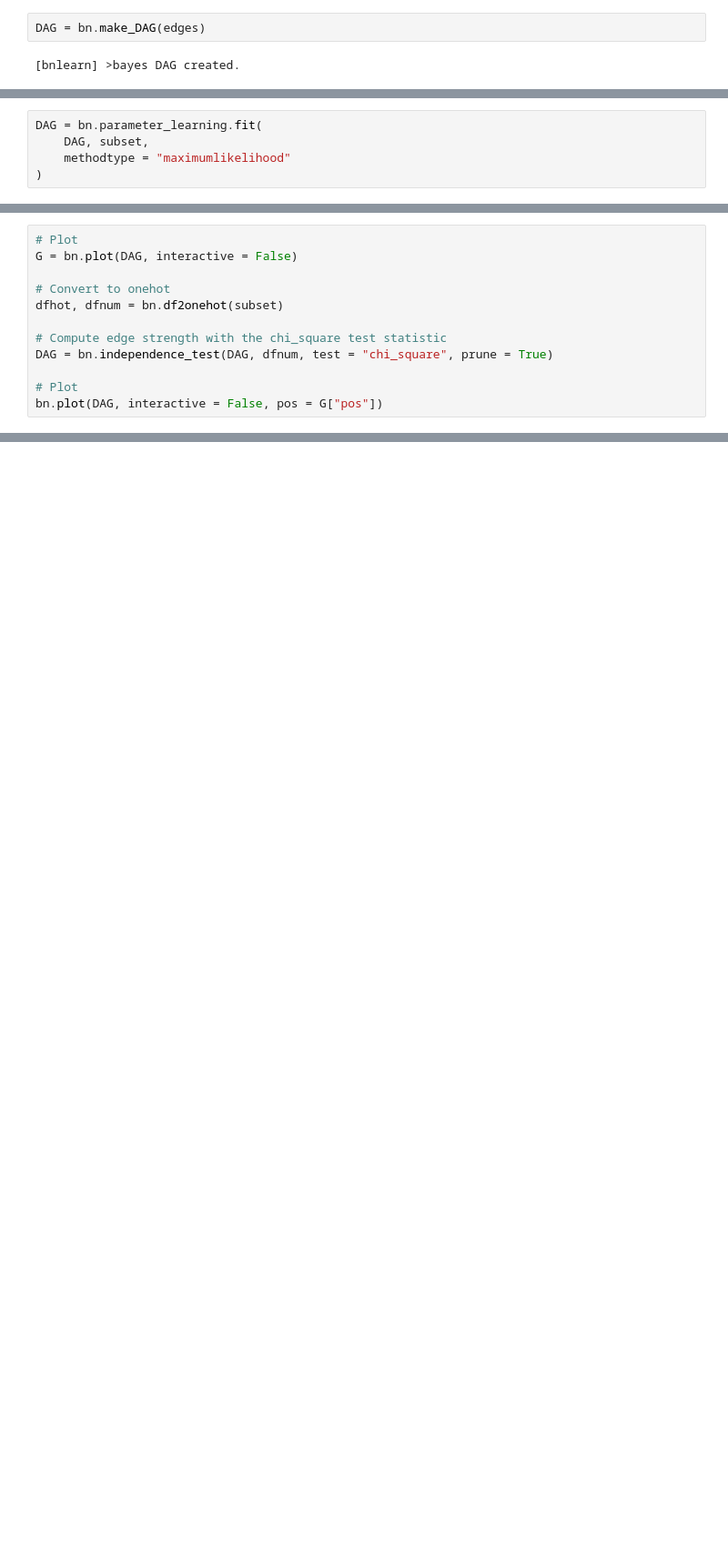
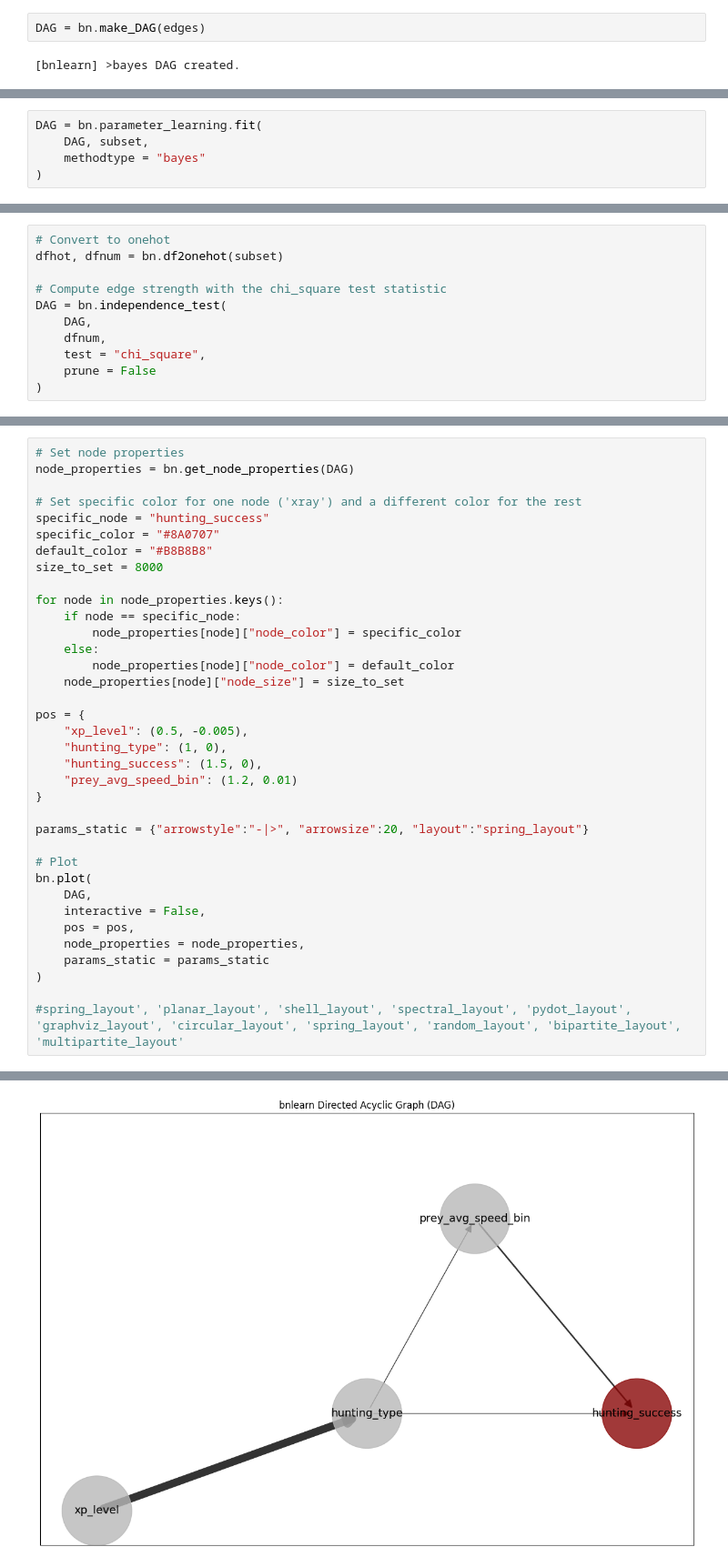
Before and after one commit to quantitative-ecologist/causal_predator-prey_int, a Jupyter notebook: code/models/BayesianNetwork-bnlearn.ipynb, the cells around one changed output, grey strips where cells are left out. Shown: that part at 91% size. Cells and saved outputs as stored; diff of their text form; blank space fills up the shorter version.

```diff
--- a/code/models/BayesianNetwork-bnlearn.ipynb
+++ b/code/models/BayesianNetwork-bnlearn.ipynb
@@ -134,6 +190,6 @@ DAG = bn.make_DAG(edges)
 # %%
 DAG = bn.parameter_learning.fit(
     DAG, subset,
-    methodtype = "maximumlikelihood"
+    methodtype = "bayes"
 )
 # %% [output]
@@ -156,14 +212,13 @@ DAG = bn.parameter_learning.fit(
 [bnlearn] >Compute structure scores for model comparison (higher is better).
 # %%
-# Plot
-G = bn.plot(DAG, interactive = False)
-
 # Convert to onehot
 dfhot, dfnum = bn.df2onehot(subset)
 
 # Compute edge strength with the chi_square test statistic
-DAG = bn.independence_test(DAG, dfnum, test = "chi_square", prune = True)
-
-# Plot
-bn.plot(DAG, interactive = False, pos = G["pos"])
+DAG = bn.independence_test(
+    DAG,
+    dfnum,
+    test = "chi_square",
+    prune = False
+)
 # %% [output]
@@ -197,0 +229,37 @@ bn.plot(DAG, interactive = False, pos = G["pos"])
+# %%
+# Set node properties
+node_properties = bn.get_node_properties(DAG)
+
+# Set specific color for one node ('xray') and a different color for the rest
+specific_node = "hunting_success"
+specific_color = "#8A0707"
+default_color = "#B8B8B8"
+size_to_set = 8000
+
+for node in node_properties.keys():
+    if node == specific_node:
+        node_properties[node]["node_color"] = specific_color
+    else:
+        node_properties[node]["node_color"] = default_color
+    node_properties[node]["node_size"] = size_to_set
+
+pos = {
+    "xp_level": (0.5, -0.005),
+    "hunting_type": (1, 0),
+    "hunting_success": (1.5, 0),
+    "prey_avg_speed_bin": (1.2, 0.01)
+}
+
+params_static = {"arrowstyle":"-|>", "arrowsize":20, "layout":"spring_layout"}
+
+# Plot
+bn.plot(
+    DAG,
+    interactive = False,
+    pos = pos,
+    node_properties = node_properties,
+    params_static = params_static
+)
+
+#spring_layout', 'planar_layout', 'shell_layout', 'spectral_layout', 'pydot_layout', 'graphviz_layout', 'circular_layout', 'spring_layout', 'random_layout', 'bipartite_layout', 'multipartite_layout'
+# %% [output]
@@ -197,0 +273 @@ bn.plot(DAG, interactive = False, pos = G["pos"])
+[figure, added]
```
Also changed, not shown: parts of 11 cells of this notebook.
